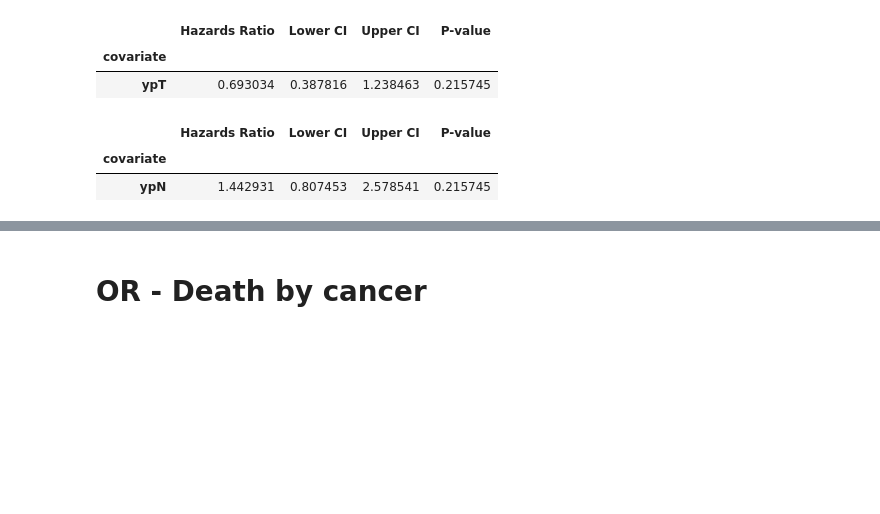
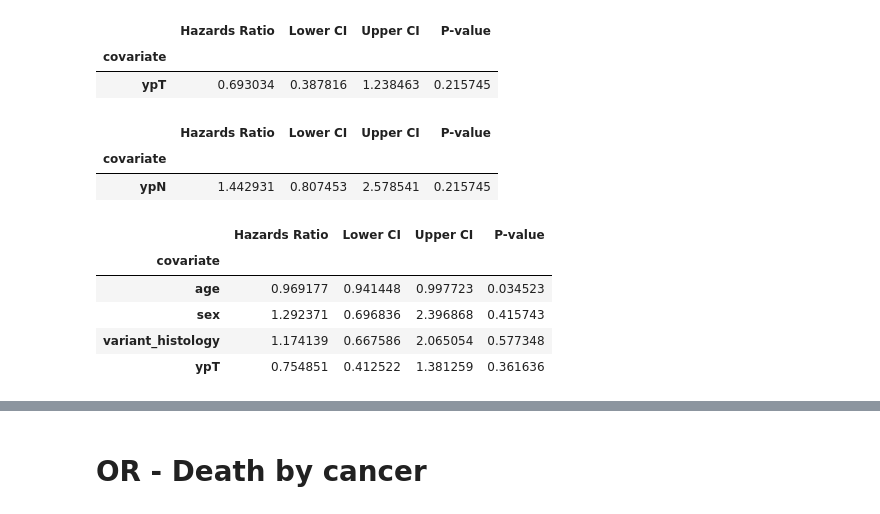
Before and after one commit to alcideschaux/NEO-UCA, a Jupyter notebook: 04-RISKS.ipynb, the cells around one changed output, grey strips where cells are left out. Cells and saved outputs as stored; diff of their text form; code cells hidden in the pictures; blank space fills up the shorter version.

Commit message:
Updated multivariate risk models

```diff
--- a/04-RISKS.ipynb
+++ b/04-RISKS.ipynb
@@ -171,5 +192,12 @@ cox_regression(df_recurrence, 'fu_recurrence', 'ypN', 'recurrence')
 | covariate |  |  |  |  |
 | ypN | 1.442931 | 0.807453 | 2.578541 | 0.215745 |
 # %%
-# Adjusted HR
-# cox_regression(df_recurrence, 'fu_recurrence', 'age + sex + variant_histology + ypT + ypN', 'recurrence')
+# Adjusted HR - Multivariate 1
+cox_regression(df_recurrence, 'fu_recurrence', 'age + sex + variant_histology + ypT', 'recurrence')
+# %% [output]
+|  | Hazards Ratio | Lower CI | Upper CI | P-value |
+| covariate |  |  |  |  |
+| age | 0.969177 | 0.941448 | 0.997723 | 0.034523 |
+| sex | 1.292371 | 0.696836 | 2.396868 | 0.415743 |
+| variant_histology | 1.174139 | 0.667586 | 2.065054 | 0.577348 |
+| ypT | 0.754851 | 0.412522 | 1.381259 | 0.361636 |
```
Also changed, not shown: parts of 15 cells of this notebook.
